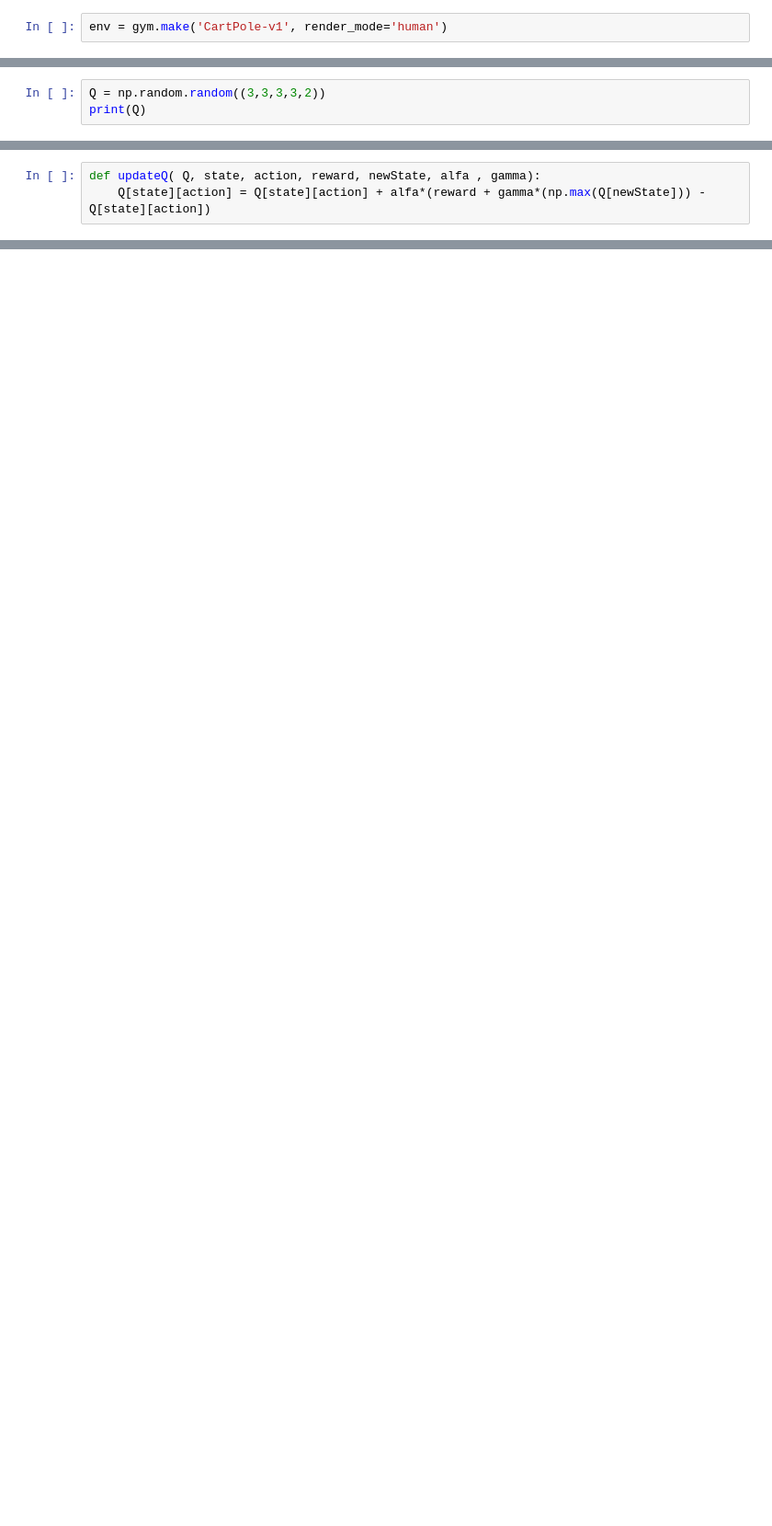
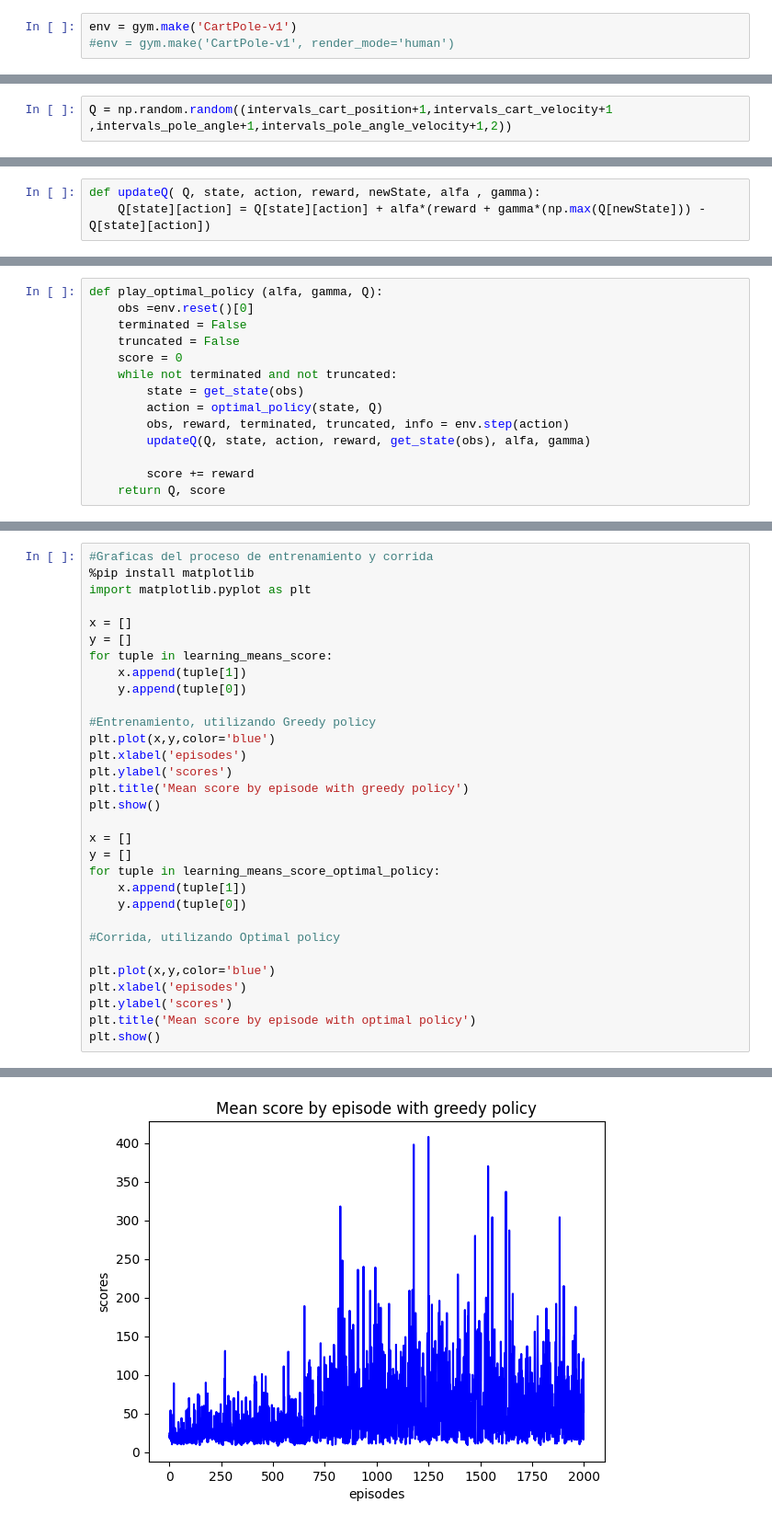
Before and after one commit to MartinaPraderio/IA-OBL, a Jupyter notebook: Carpole_last_version/cartpole.ipynb, the cells around one changed output, grey strips where cells are left out. Shown at 92% size. Saved outputs shown, nothing was run; the diff lists cells and outputs as text; blank space fills up the shorter version.

```diff
--- a/Carpole_last_version/cartpole.ipynb
+++ b/Carpole_last_version/cartpole.ipynb
@@ -14,7 +21,8 @@ Successfully installed pygame-2.1.2
 import gym
 import numpy as np
 # %%
-env = gym.make('CartPole-v1', render_mode='human')
+env = gym.make('CartPole-v1')
+#env = gym.make('CartPole-v1', render_mode='human')
 # %%
 def epsilon_greedy_policy(state, Q, epsilon=0.1):
     explore = np.random.binomial(1, epsilon)
@@ -51,3 +62,2 @@ state
 # %%
-Q = np.random.random((3,3,3,3,2))
-print(Q)
+Q = np.random.random((intervals_cart_position+1,intervals_cart_velocity+1 ,intervals_pole_angle+1,intervals_pole_angle_velocity+1,2))
@@ -90 +80,15 @@ def play(alfa, gamma, epsilon, Q):
+# %%
+def play_optimal_policy (alfa, gamma, Q):
+    obs =env.reset()[0]
+    terminated = False
+    truncated = False
+    score = 0
+    while not terminated and not truncated:
+        state = get_state(obs)
+        action = optimal_policy(state, Q)
+        obs, reward, terminated, truncated, info = env.step(action)
+        updateQ(Q, state, action, reward, get_state(obs), alfa, gamma)
+
+        score += reward
+    return Q, score
 # %%
@@ -97,0 +191,32 @@ NameError: name 'Q' is not defined
+# %%
+#Graficas del proceso de entrenamiento y corrida
+%pip install matplotlib
+import matplotlib.pyplot as plt
+
+x = []
+y = []
+for tuple in learning_means_score:
+    x.append(tuple[1])
+    y.append(tuple[0])
+
+#Entrenamiento, utilizando Greedy policy
+plt.plot(x,y,color='blue')
+plt.xlabel('episodes')
+plt.ylabel('scores')
+plt.title('Mean score by episode with greedy policy')
+plt.show()
+
+x = []
+y = []
+for tuple in learning_means_score_optimal_policy:
+    x.append(tuple[1])
+    y.append(tuple[0])
+
+#Corrida, utilizando Optimal policy
+
+plt.plot(x,y,color='blue')
+plt.xlabel('episodes')
+plt.ylabel('scores')
+plt.title('Mean score by episode with optimal policy')
+plt.show()
+# %% [output]
@@ -97,0 +238 @@ NameError: name 'Q' is not defined
+[figure, added]
```
Also changed, not shown: parts of 8 cells of this notebook.
